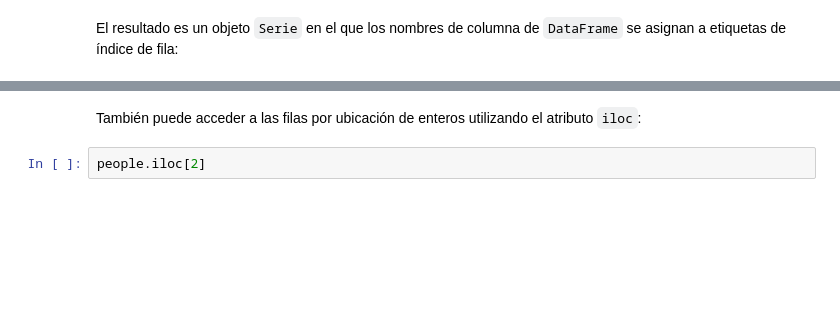
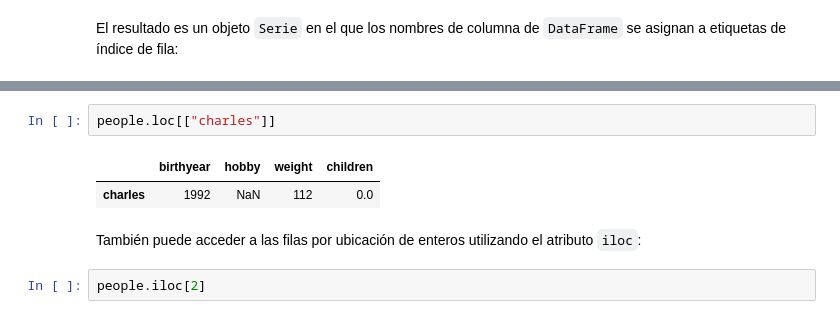
Before and after one commit to marco-canas/encuentra_tu_persona_vitamina, a Jupyter notebook: classes/class_11/class_11.ipynb, the cells around one changed output, grey strips where cells are left out. Drawn from its saved outputs; the diff is of its cells as text; blank space fills up the shorter version.

```diff
--- a/classes/class_11/class_11.ipynb
+++ b/classes/class_11/class_11.ipynb
@@ -453,3 +489,8 @@ people.loc["charles"]
+# %%
+people.loc[["charles"]]
+# %% [output]
+|  | birthyear | hobby | weight | children |
+| charles | 1992 | NaN | 112 | 0.0 |
 # %% [markdown]
 También puede acceder a las filas por ubicación de enteros utilizando el atributo `iloc`:
 # %%
```
Also changed, not shown: parts of 65 cells of this notebook.
